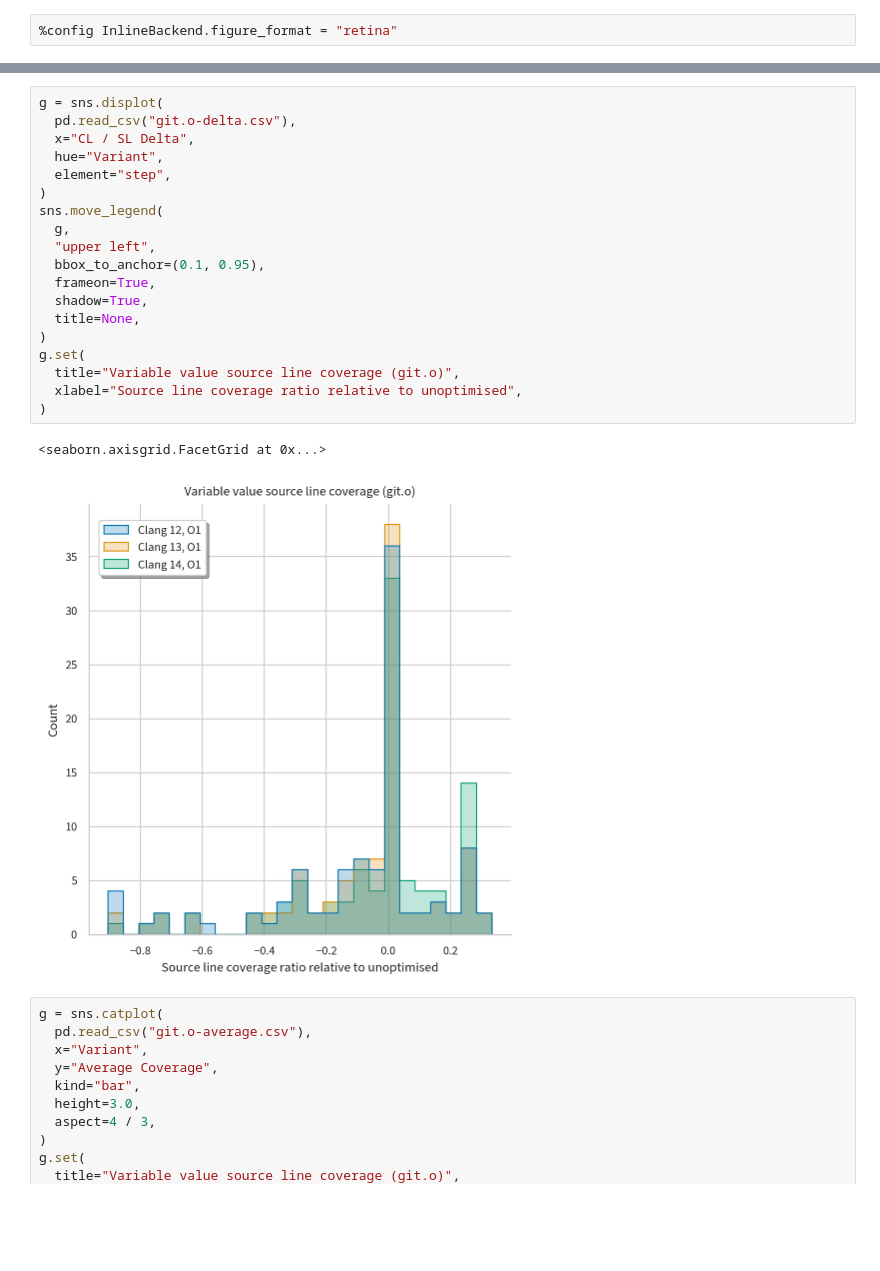
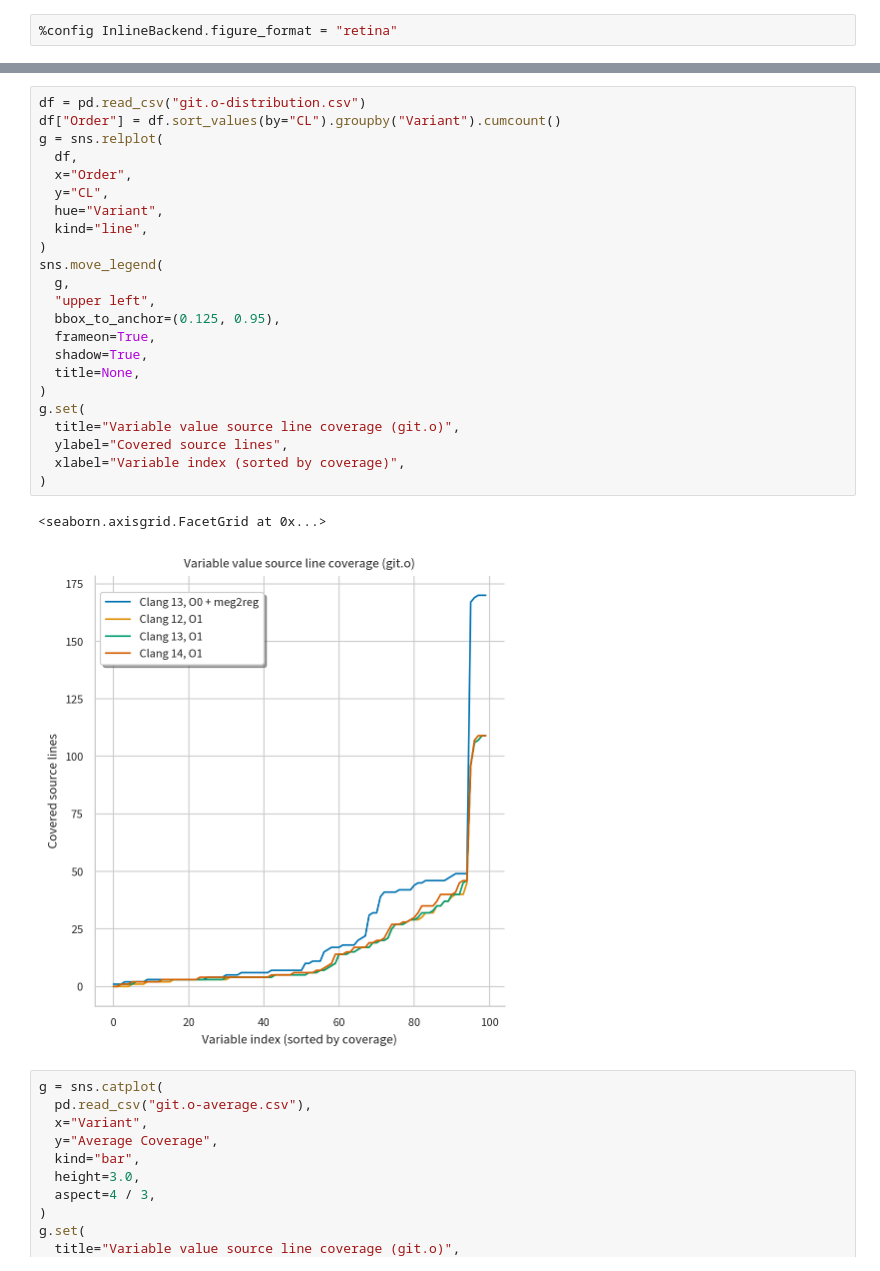
Before and after one commit to jryans/debug-info-metrics-artifact, a Jupyter notebook: data/git/file/git.o.ipynb, the cells around one changed output, grey strips where cells are left out. Drawn from its saved outputs; the diff is of its cells as text; blank space fills up the shorter version.

Commit message:
Add sorted coverage plots

```diff
--- a/data/git/file/git.o.ipynb
+++ b/data/git/file/git.o.ipynb
@@ -65,25 +91,29 @@ g.set(
 # %%
-g = sns.displot(
-  pd.read_csv("git.o-delta.csv"),
-  x="CL / SL Delta",
+df = pd.read_csv("git.o-distribution.csv")
+df["Order"] = df.sort_values(by="CL").groupby("Variant").cumcount()
+g = sns.relplot(
+  df,
+  x="Order",
+  y="CL",
   hue="Variant",
-  element="step",
+  kind="line",
 )
 sns.move_legend(
   g,
   "upper left",
-  bbox_to_anchor=(0.1, 0.95),
+  bbox_to_anchor=(0.125, 0.95),
   frameon=True,
   shadow=True,
   title=None,
 )
 g.set(
   title="Variable value source line coverage (git.o)",
-  xlabel="Source line coverage ratio relative to unoptimised",
+  ylabel="Covered source lines",
+  xlabel="Variable index (sorted by coverage)",
 )
 # %% [output]
 <seaborn.axisgrid.FacetGrid at 0x...>
-[figure, old version]
+[figure, new version]
 # %%
 g = sns.catplot(
   pd.read_csv("git.o-average.csv"),
```
Also changed, not shown: parts of 3 cells of this notebook, 7 other files.
